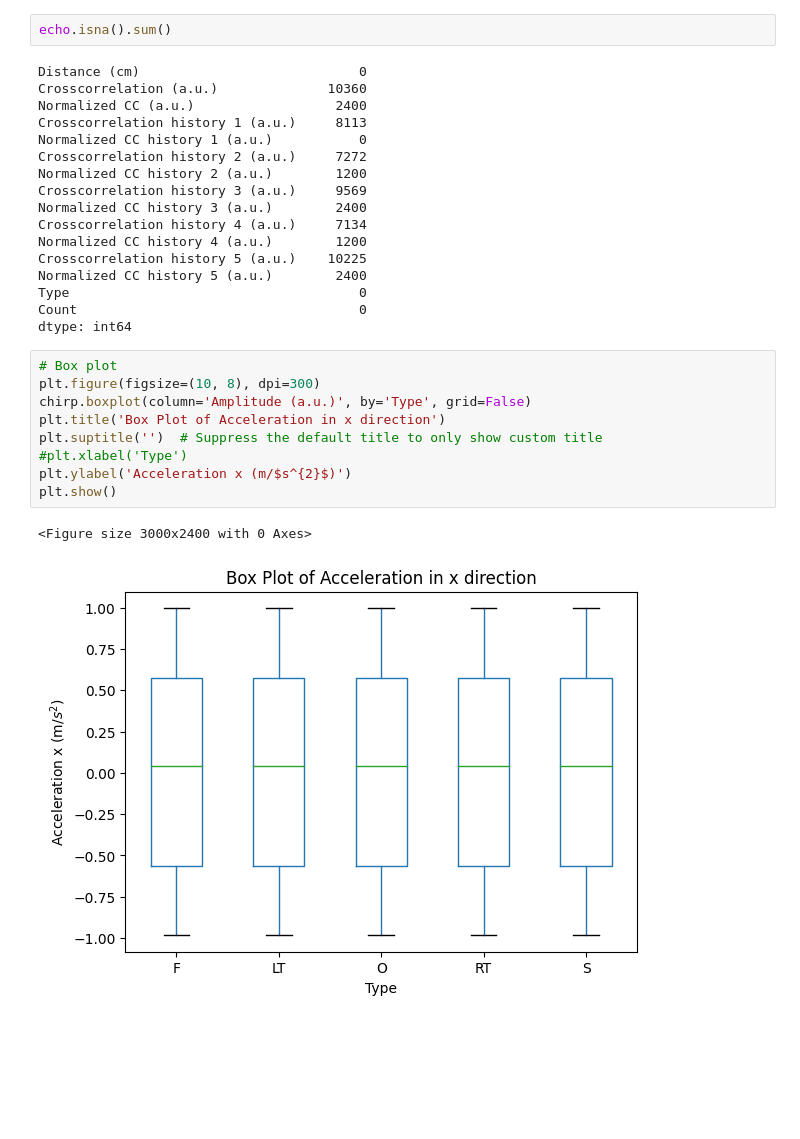
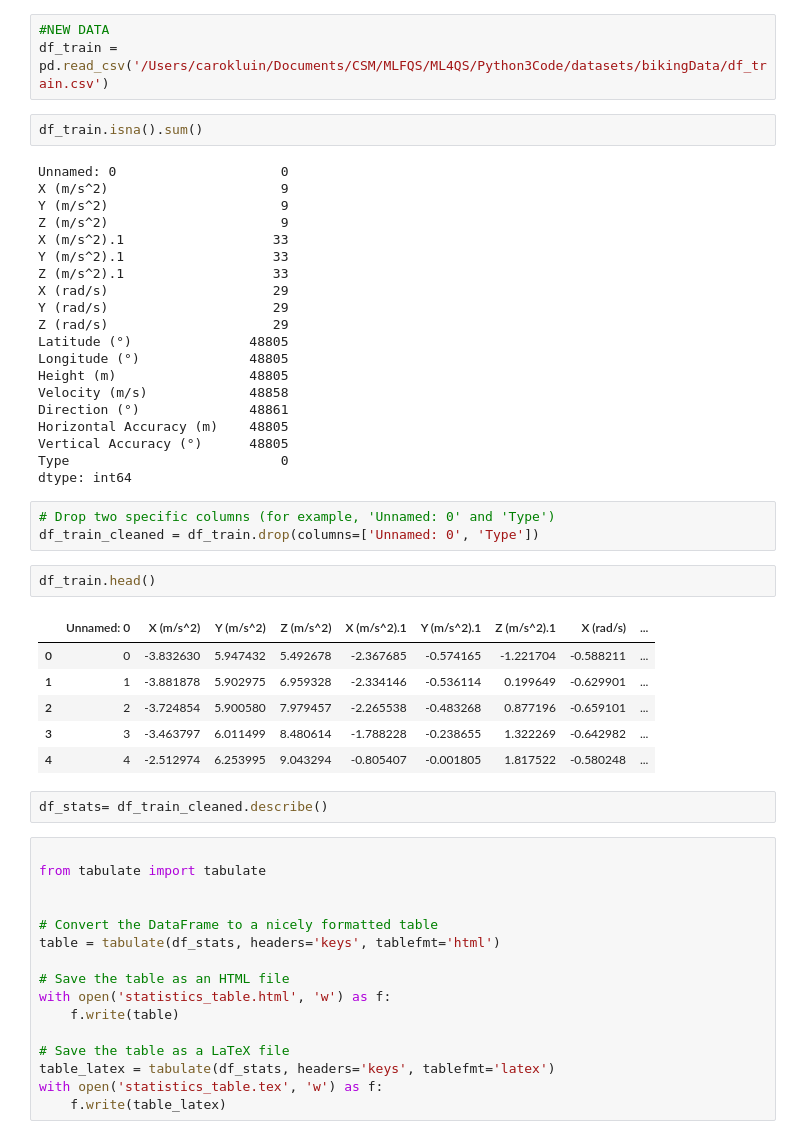
Before and after one commit to ckluin/ML4QS, a Jupyter notebook: Python3Code/Data_explor.ipynb, the cells around one changed output. Saved outputs shown, nothing was run; the diff lists cells and outputs as text; blank space fills up the shorter version.

```diff
--- a/Python3Code/Data_explor.ipynb
+++ b/Python3Code/Data_explor.ipynb
@@ -14,31 +17,55 @@ sound_speed = pd.read_csv('/Users/carokluin/Documents/CSM/MLFQS/ML4QS/Python3Cod
+# %%
+#NEW DATA
+df_train = pd.read_csv('/Users/carokluin/Documents/CSM/MLFQS/ML4QS/Python3Code/datasets/bikingData/df_train.csv')
 # %%
-echo.isna().sum()
+df_train.isna().sum()
 # %% [output]
-Distance (cm)                            0
-Crosscorrelation (a.u.)              10360
-Normalized CC (a.u.)                  2400
-Crosscorrelation history 1 (a.u.)     8113
-Normalized CC history 1 (a.u.)           0
-Crosscorrelation history 2 (a.u.)     7272
-Normalized CC history 2 (a.u.)        1200
-Crosscorrelation history 3 (a.u.)     9569
-Normalized CC history 3 (a.u.)        2400
-Crosscorrelation history 4 (a.u.)     7134
-Normalized CC history 4 (a.u.)        1200
-Crosscorrelation history 5 (a.u.)    10225
-Normalized CC history 5 (a.u.)        2400
-Type                                     0
-Count                                    0
+Unnamed: 0                     0
+X (m/s^2)                      9
+Y (m/s^2)                      9
+Z (m/s^2)                      9
+X (m/s^2).1                   33
+Y (m/s^2).1                   33
+Z (m/s^2).1                   33
+X (rad/s)                     29
+Y (rad/s)                     29
+Z (rad/s)                     29
+Latitude (°)               48805
+Longitude (°)              48805
+Height (m)                 48805
+Velocity (m/s)             48858
+Direction (°)              48861
+Horizontal Accuracy (m)    48805
+Vertical Accuracy (°)      48805
+Type                           0
 dtype: int64
-# %%
-# Box plot
-plt.figure(figsize=(10, 8), dpi=300)
-chirp.boxplot(column='Amplitude (a.u.)', by='Type', grid=False)
-plt.title('Box Plot of Acceleration in x direction')
-plt.suptitle('')  # Suppress the default title to only show custom title
-#plt.xlabel('Type')
-plt.ylabel('Acceleration x (m/$s^{2}$)')
-plt.show()
-# %% [output]
-<Figure size 3000x2400 with 0 Axes>
-[figure, removed]
+# %%
+# Drop two specific columns (for example, 'Unnamed: 0' and 'Type')
+df_train_cleaned = df_train.drop(columns=['Unnamed: 0', 'Type'])
+# %%
+df_train.head()
+# %% [output]
+|  | Unnamed: 0 | X (m/s^2) | Y (m/s^2) | Z (m/s^2) | X (m/s^2).1 | Y (m/s^2).1 | Z (m/s^2).1 | X (rad/s) | ... |
+| 0 | 0 | -3.832630 | 5.947432 | 5.492678 | -2.367685 | -0.574165 | -1.221704 | -0.588211 | ... |
+| 1 | 1 | -3.881878 | 5.902975 | 6.959328 | -2.334146 | -0.536114 | 0.199649 | -0.629901 | ... |
+| 2 | 2 | -3.724854 | 5.900580 | 7.979457 | -2.265538 | -0.483268 | 0.877196 | -0.659101 | ... |
+| 3 | 3 | -3.463797 | 6.011499 | 8.480614 | -1.788228 | -0.238655 | 1.322269 | -0.642982 | ... |
+| 4 | 4 | -2.512974 | 6.253995 | 9.043294 | -0.805407 | -0.001805 | 1.817522 | -0.580248 | ... |
+# %%
+df_stats= df_train_cleaned.describe()
+# %%
+
+from tabulate import tabulate
+
+
+# Convert the DataFrame to a nicely formatted table
+table = tabulate(df_stats, headers='keys', tablefmt='html')
+
+# Save the table as an HTML file
+with open('statistics_table.html', 'w') as f:
+    f.write(table)
+
+# Save the table as a LaTeX file
+table_latex = tabulate(df_stats, headers='keys', tablefmt='latex')
+with open('statistics_table.tex', 'w') as f:
+    f.write(table_latex)
```
Also changed, not shown: parts of 18 cells of this notebook, 6 other files.
